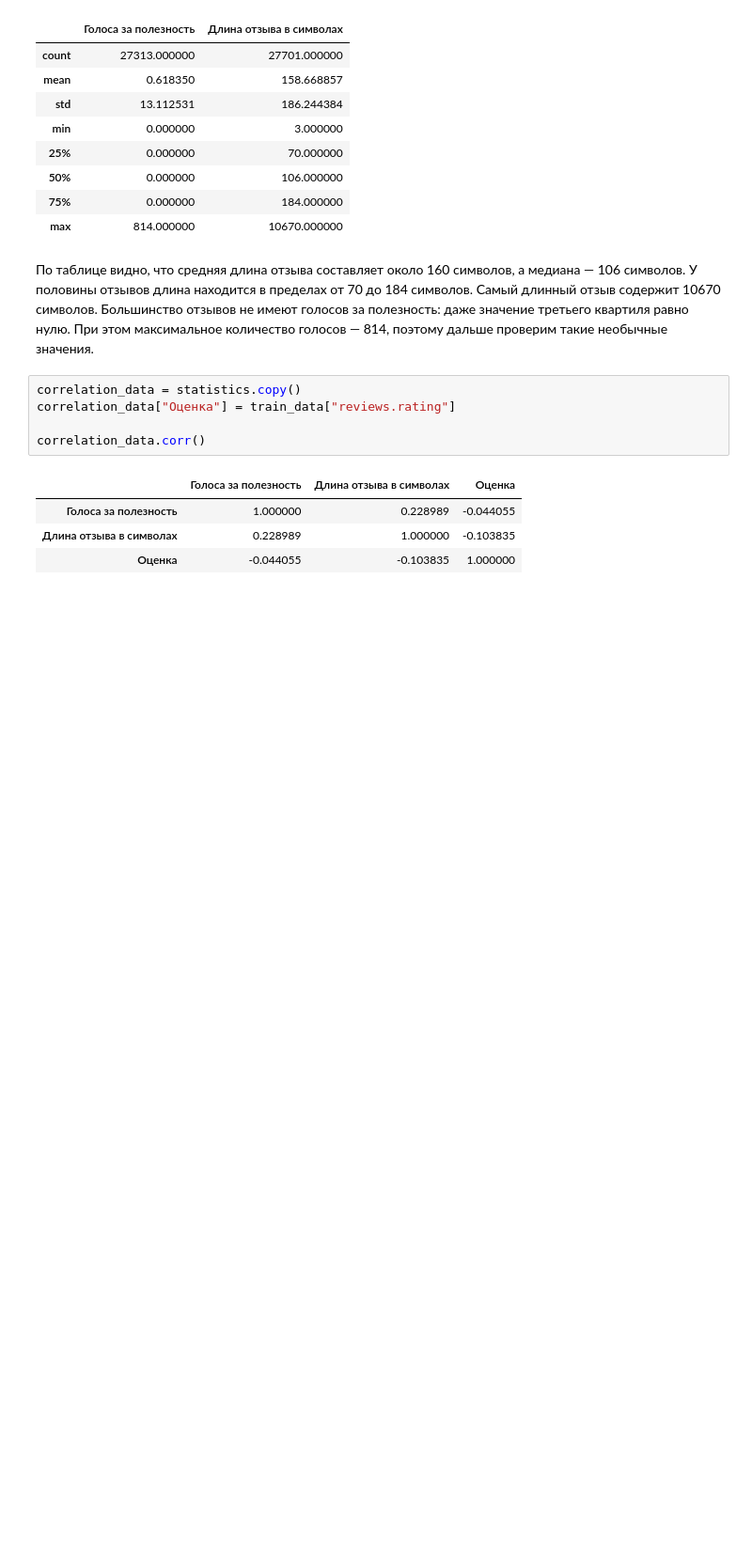
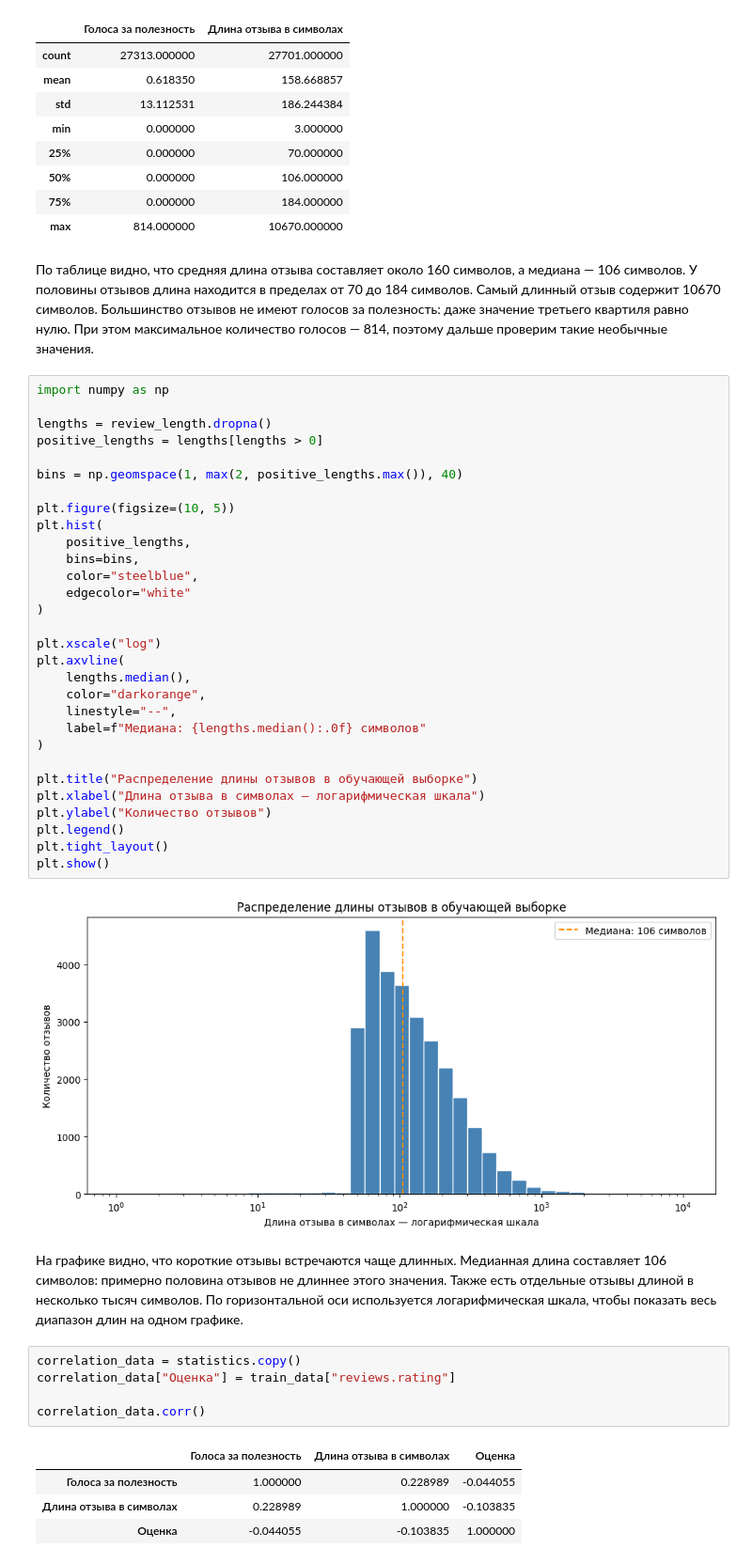
Before and after one commit to Makasimchik/ML-homeworks, a Jupyter notebook: amazon_reviews.ipynb, the cells around one changed output. Shown at 94% size. Saved outputs shown, nothing was run; the diff lists cells and outputs as text; blank space fills up the shorter version.

```diff
--- a/amazon_reviews.ipynb
+++ b/amazon_reviews.ipynb
@@ -149,6 +149,40 @@ statistics.describe()
 | max | 814.000000 | 10670.000000 |
 # %% [markdown]
 По таблице видно, что средняя длина отзыва составляет около 160 символов, а медиана — 106 символов. У половины отзывов длина находится в пределах от 70 до 184 символов. Самый длинный отзыв содержит 10670 символов. Большинство отзывов не имеют голосов за полезность: даже значение третьего квартиля равно нулю. При этом максимальное количество голосов — 814, поэтому дальше проверим такие необычные значения.
+# %%
+import numpy as np
+
+lengths = review_length.dropna()
+positive_lengths = lengths[lengths > 0]
+
+bins = np.geomspace(1, max(2, positive_lengths.max()), 40)
+
+plt.figure(figsize=(10, 5))
+plt.hist(
+    positive_lengths,
+    bins=bins,
+    color="steelblue",
+    edgecolor="white"
+)
+
+plt.xscale("log")
+plt.axvline(
+    lengths.median(),
+    color="darkorange",
+    linestyle="--",
+    label=f"Медиана: {lengths.median():.0f} символов"
+)
+
+plt.title("Распределение длины отзывов в обучающей выборке")
+plt.xlabel("Длина отзыва в символах — логарифмическая шкала")
+plt.ylabel("Количество отзывов")
+plt.legend()
+plt.tight_layout()
+plt.show()
+# %% [output]
+[figure, added]
+# %% [markdown]
+На графике видно, что короткие отзывы встречаются чаще длинных. Медианная длина составляет 106 символов: примерно половина отзывов не длиннее этого значения. Также есть отдельные отзывы длиной в несколько тысяч символов. По горизонтальной оси используется логарифмическая шкала, чтобы показать весь диапазон длин на одном графике.
 # %%
 correlation_data = statistics.copy()
 correlation_data["Оценка"] = train_data["reviews.rating"]
```
Also changed, not shown: parts of 4 cells of this notebook.
